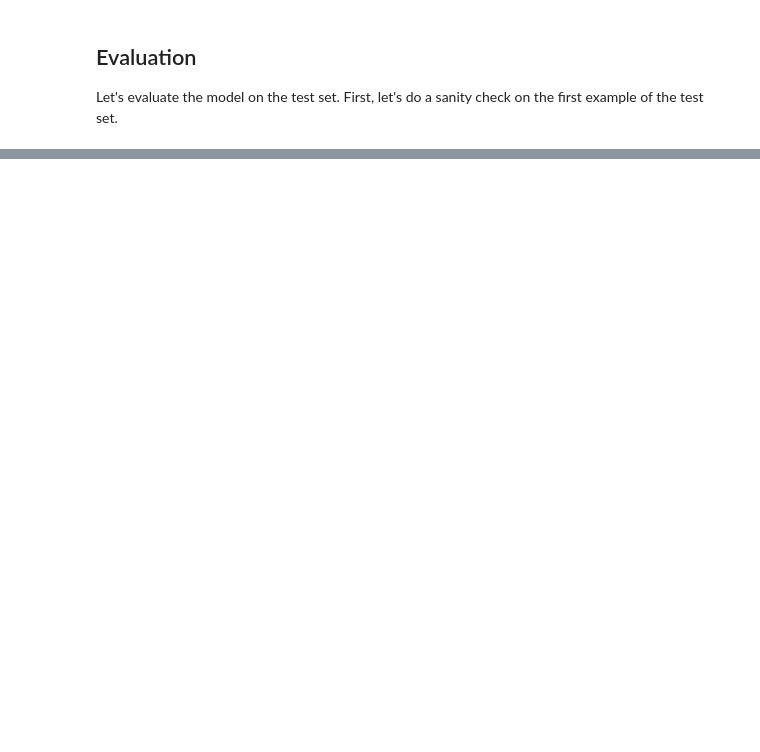
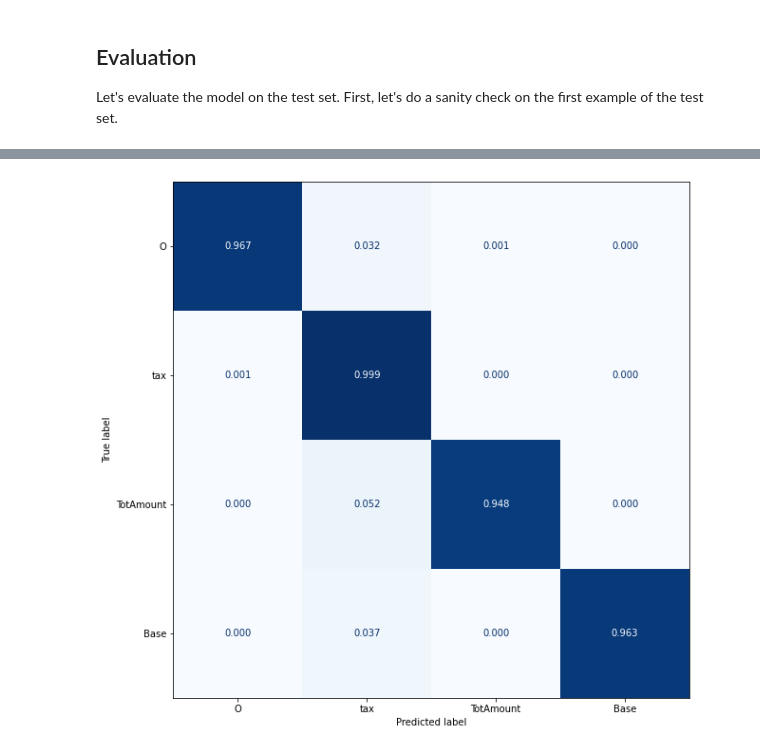
Before and after one commit to jhubar/master-thesis, a Jupyter notebook: LMV2_LARGE_bbt.ipynb, the cells around one changed output, grey strips where cells are left out. Saved outputs shown, nothing was run; the diff lists cells and outputs as text; code cells hidden in the pictures; blank space fills up the shorter version.

```diff
--- a/LMV2_LARGE_bbt.ipynb
+++ b/LMV2_LARGE_bbt.ipynb
@@ -594,0 +590,53 @@ weighted avg       0.97      0.92      0.94      2821
+# %%
+from matplotlib import figure
+from sklearn.metrics import ConfusionMatrixDisplay, confusion_matrix
+import json
+import itertools
+
+def plot_confusion_matrix(y_preds,y_true,labels):
+  cm = confusion_matrix(y_true,y_preds,normalize= "true")
+  fig, ax = plt.subplots(figsize=(10,10))
+  disp = ConfusionMatrixDisplay(confusion_matrix=cm, display_labels = labels)
+  disp.plot(cmap="Blues",values_format=".3f",ax=ax,colorbar=False)
+  # plt.title("Normalized confusion matrix")
+  plt.show()
+
+def results_cm(preds, out_label_ids, labels):
+  preds = np.argmax(preds, axis=2)
+
+  label_map = {i: label for i, label in enumerate(labels)}
+
+  out_label_list = [[] for _ in range(out_label_ids.shape[0])]
+  preds_list = [[] for _ in range(out_label_ids.shape[0])]
+
+  for i in range(out_label_ids.shape[0]):
+      for j in range(out_label_ids.shape[1]):
+          if out_label_ids[i, j] != -100:
+              out_label_list[i].append(label_map[out_label_ids[i][j]])
+              preds_list[i].append(label_map[preds[i][j]])
+
+
+  return out_label_list,preds_list
+def flatten(list_of_lists):
+    if len(list_of_lists) == 0:
+        return list_of_lists
+    if isinstance(list_of_lists[0], list):
+        return flatten(list_of_lists[0]) + flatten(list_of_lists[1:])
+    return list_of_lists[:1] + flatten(list_of_lists[1:])
+
+# plot_confusion_matrix(preds_val, out_label_ids, labels)
+# preds_val
+out_label_list,preds_list =results_cm(preds_val, out_label_ids, labels)
+
+out_label_list = list(itertools.chain(*out_label_list))
+preds_list = list(itertools.chain(*preds_list))
+
+data_conf = {'out_label_list':out_label_list,'preds_list':preds_list,'labels':labels}
+
+with open(folder+'data_conf.json', 'w', encoding='utf-8') as f:
+    json.dump(data_conf, f, ensure_ascii=False, indent=4)
+
+
+plot_confusion_matrix(preds_list,out_label_list, labels)
+# %% [output]
+[figure, added]
```
Also changed, not shown: parts of 9 cells of this notebook.
